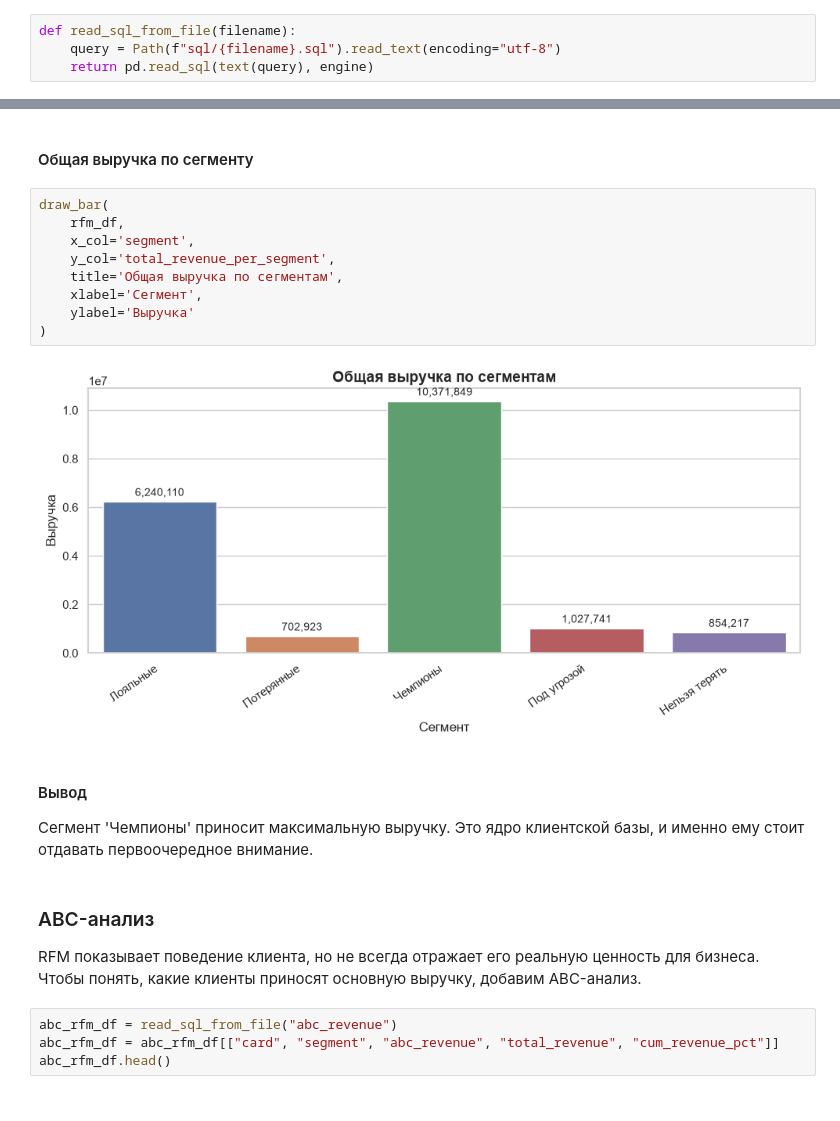
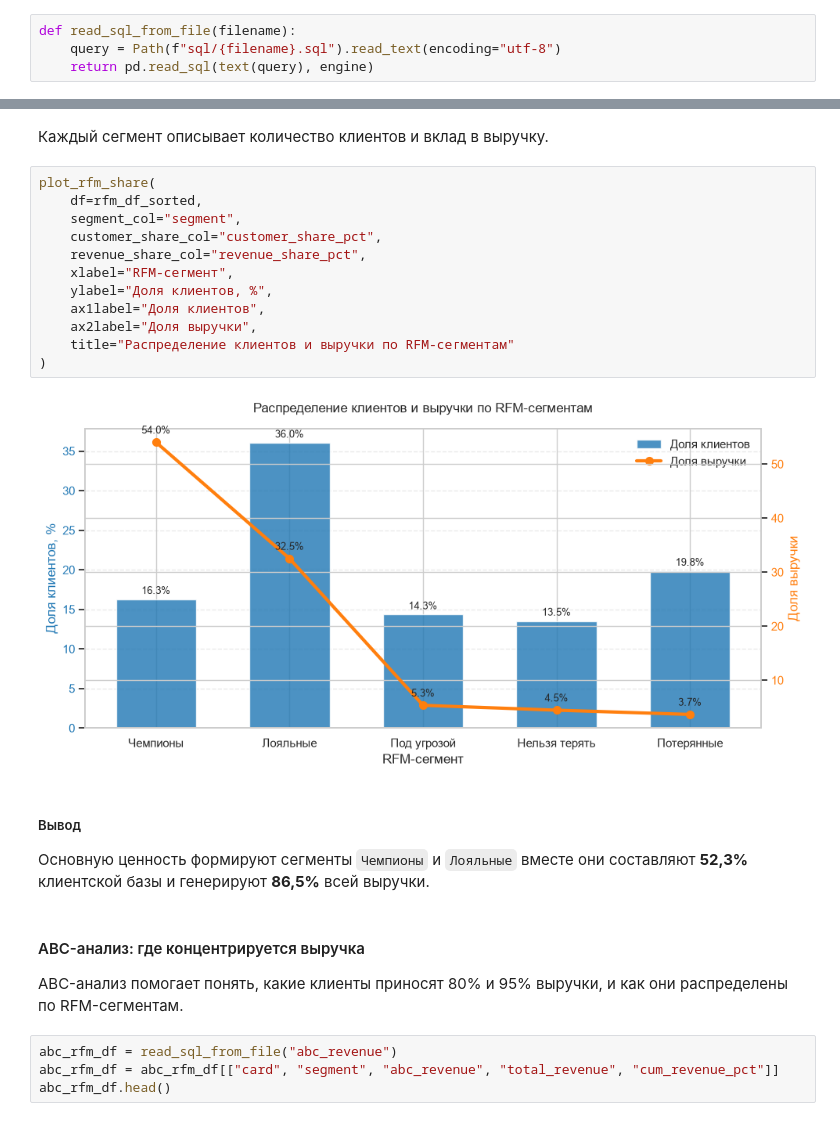
Before and after one commit to artkriukov/portfolio, a Jupyter notebook: projects/rfm-analysis-pharmacy/rfm-pharmacy-analysis.ipynb, the cells around one changed output, grey strips where cells are left out. Saved outputs shown, nothing was run; the diff lists cells and outputs as text.

```diff
--- a/projects/rfm-analysis-pharmacy/rfm-pharmacy-analysis.ipynb
+++ b/projects/rfm-analysis-pharmacy/rfm-pharmacy-analysis.ipynb
@@ -118,24 +183,26 @@ draw_bar(
-# %% [markdown]
-#### Общая выручка по сегменту
-# %%
-draw_bar(
-    rfm_df,
-    x_col='segment',
-    y_col='total_revenue_per_segment',
-    title='Общая выручка по сегментам',
-    xlabel='Сегмент',
-    ylabel='Выручка'
-)
-# %% [output]
-[figure, removed]
-# %% [markdown]
-#### Вывод
-
-Сегмент 'Чемпионы' приносит максимальную выручку. Это ядро клиентской базы, и именно ему стоит отдавать первоочередное внимание.
-# %% [markdown]
-### ABC-анализ
-
-RFM показывает поведение клиента, но не всегда отражает его реальную ценность для бизнеса. Чтобы понять, какие клиенты приносят основную выручку, добавим ABC-анализ.
+# %% [markdown]
+Каждый сегмент описывает количество клиентов и вклад в выручку.
+# %%
+plot_rfm_share(
+    df=rfm_df_sorted,
+    segment_col="segment",
+    customer_share_col="customer_share_pct",
+    revenue_share_col="revenue_share_pct",
+    xlabel="RFM-сегмент",
+    ylabel="Доля клиентов, %",
+    ax1label="Доля клиентов",
+    ax2label="Доля выручки",
+    title="Распределение клиентов и выручки по RFM-сегментам"
+)
+# %% [output]
+[figure, added]
+# %% [markdown]
+##### Вывод
+Основную ценность формируют сегменты `Чемпионы` и `Лояльные` вместе они составляют **52,3%** клиентской базы и генерируют **86,5%** всей выручки.
+# %% [markdown]
+#### ABC-анализ: где концентрируется выручка
+
+ABC-анализ помогает понять, какие клиенты приносят 80% и 95% выручки, и как они распределены по RFM-сегментам.
 # %%
 abc_rfm_df = read_sql_from_file("abc_revenue")
 abc_rfm_df = abc_rfm_df[["card", "segment", "abc_revenue", "total_revenue", "cum_revenue_pct"]]
```
Also changed, not shown: parts of 11 cells of this notebook, 2 other files.
